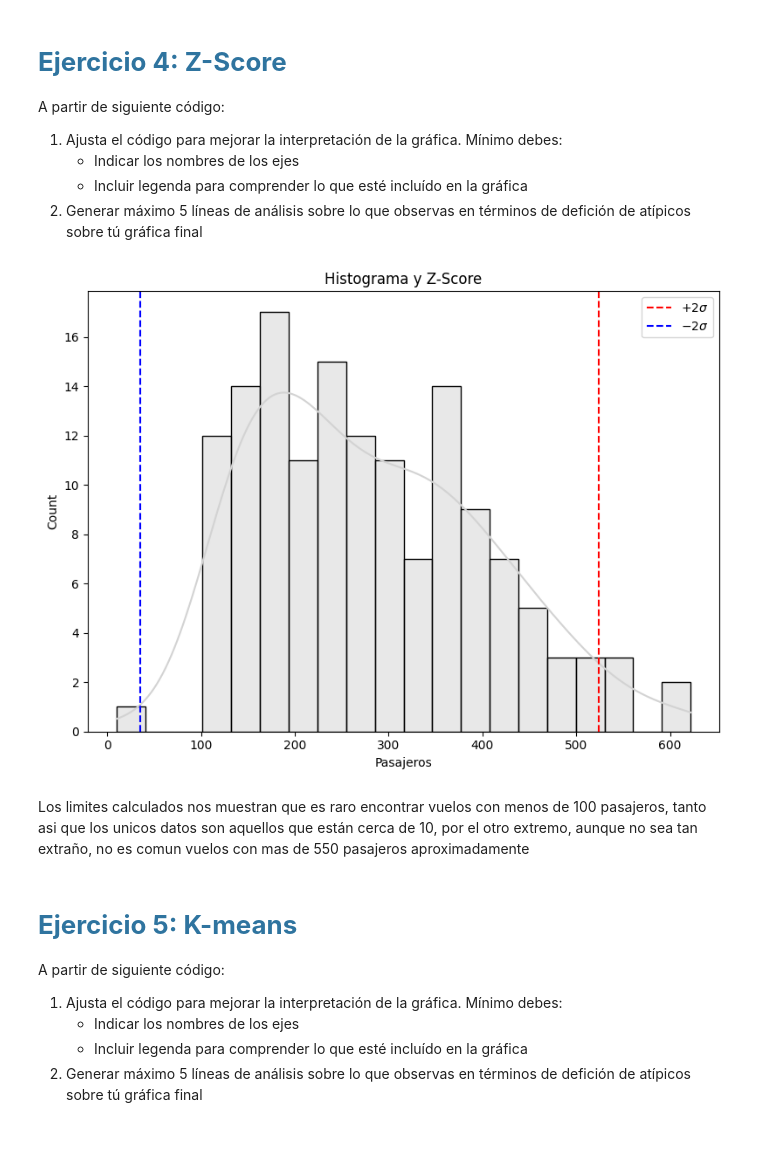
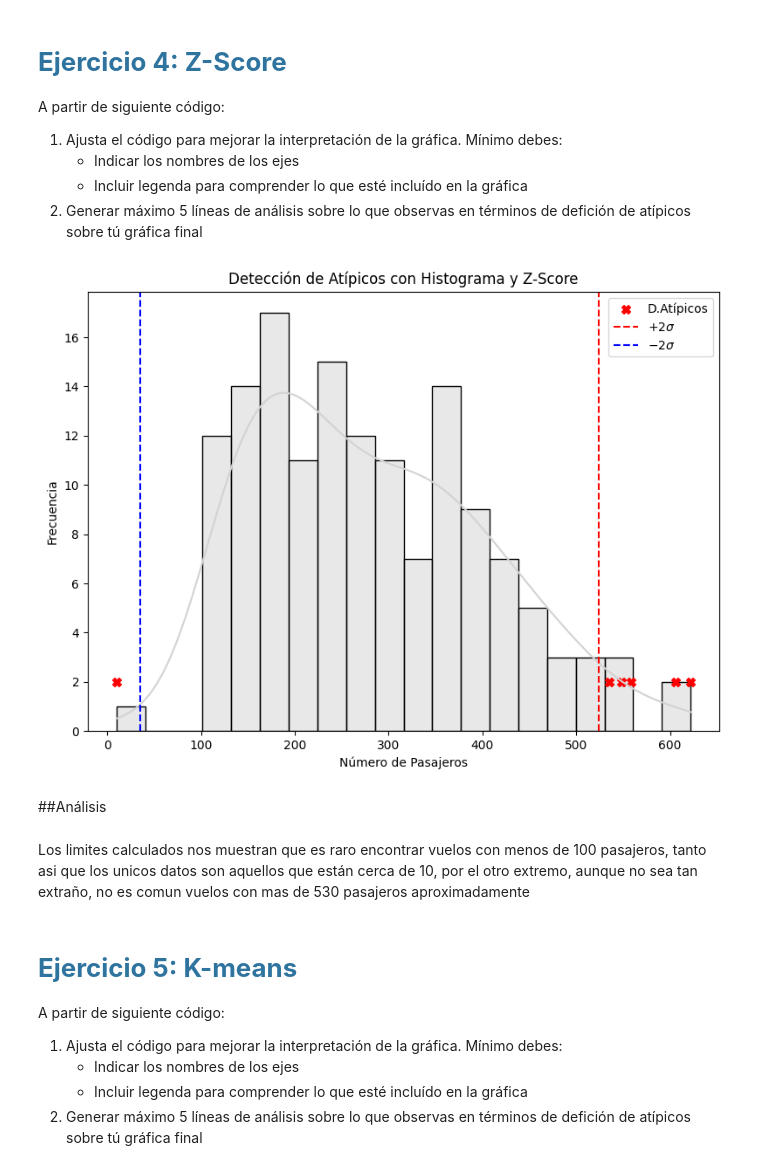
Before and after one commit to AlejandroOrregoRoldan/Analisis-de-Datos, a Jupyter notebook: sesiones_practicas/sp_4_Alejandro_Orrego_Roldan.ipynb, the cells around one changed output. Cells and saved outputs as stored; diff of their text form; code cells hidden in the pictures; blank space fills up the shorter version.

```diff
--- a/sesiones_practicas/sp_4_Alejandro_Orrego_Roldan.ipynb
+++ b/sesiones_practicas/sp_4_Alejandro_Orrego_Roldan.ipynb
@@ -125,34 +133,35 @@ A partir de siguiente código:
 # %%
 import seaborn as sns
 import matplotlib.pyplot as plt
 import numpy as np
 from scipy.stats import zscore
 
 flights = sns.load_dataset("flights")
 x = flights["passengers"].values
-
 x = np.append(x, [10, 500])
-
 z_scores = zscore(x)
 data_b = np.abs(z_scores) > 2
-
 x_mean = np.mean(x)
 x_std = np.std(x)
-
 plt.figure(figsize=(8,6))
 sns.histplot(x=x, bins=20, kde=True, color="lightgray")
-plt.scatter(x[data_b], np.zeros_like(x[data_b]), color="red", s=50, marker=" ")
+
+plt.scatter(x[data_b], [2]*sum(data_b), color="red", s=50, marker="X", label="D.Atípicos")
 plt.axvline(x_mean + 2*x_std, color="red", linestyle="--", label=r"$+2\sigma$")
 plt.axvline(x_mean - 2*x_std, color="blue", linestyle="--", label=r"$-2\sigma$")
-plt.title("Histograma y Z-Score")
-plt.xlabel("Pasajeros")
+
+plt.title("Detección de Atípicos con Histograma y Z-Score")
+plt.xlabel("Número de Pasajeros")
+plt.ylabel("Frecuencia")
 plt.legend()
 plt.tight_layout()
 plt.show()
 # %% [output]
-[figure, old version]
+[figure, new version]
+# %% [markdown]
+##Análisis
 # %% [markdown]
-Los limites calculados nos muestran que es raro encontrar vuelos con menos de 100 pasajeros, tanto asi que los unicos datos son aquellos que están cerca de 10, por el otro extremo, aunque no sea tan extraño, no es comun vuelos con mas de 550 pasajeros aproximadamente
+Los limites calculados nos muestran que es raro encontrar vuelos con menos de 100 pasajeros, tanto asi que los unicos datos son aquellos que están cerca de 10, por el otro extremo, aunque no sea tan extraño, no es comun vuelos con mas de 530 pasajeros aproximadamente
 # %% [markdown]
 # <span style="color:#2F749F;"><strong>Ejercicio 5: K-means</strong></span>
 
```
Also changed, not shown: parts of 10 cells of this notebook.
